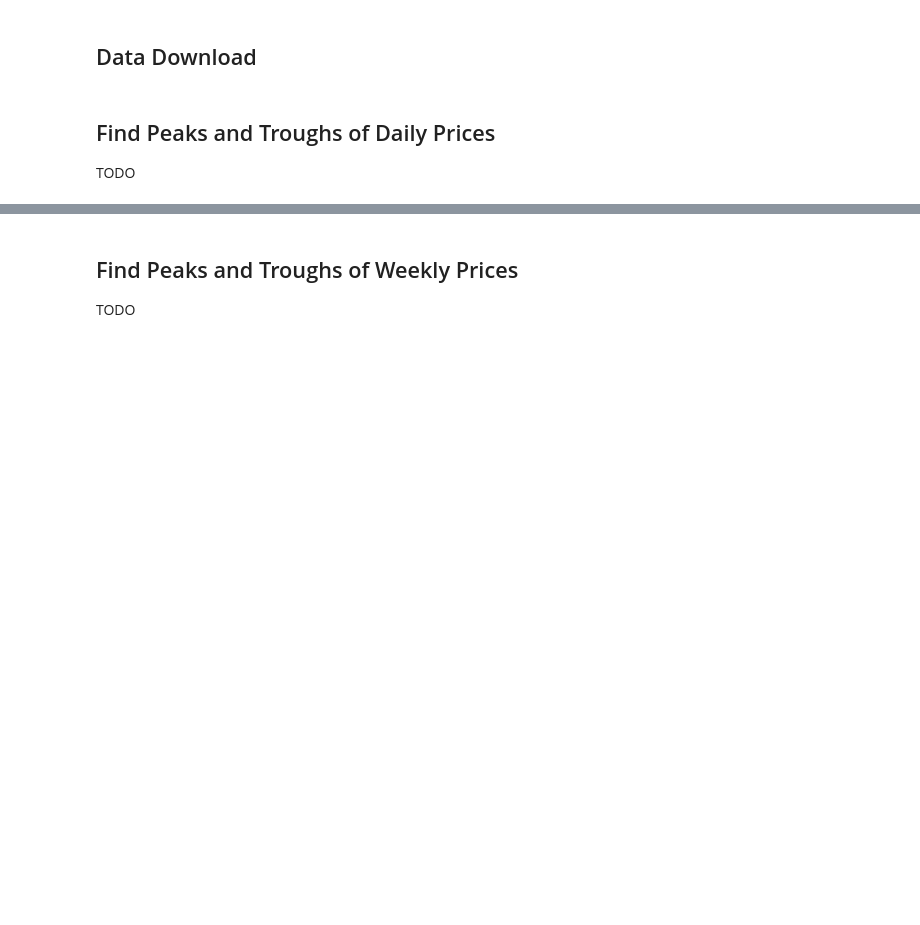
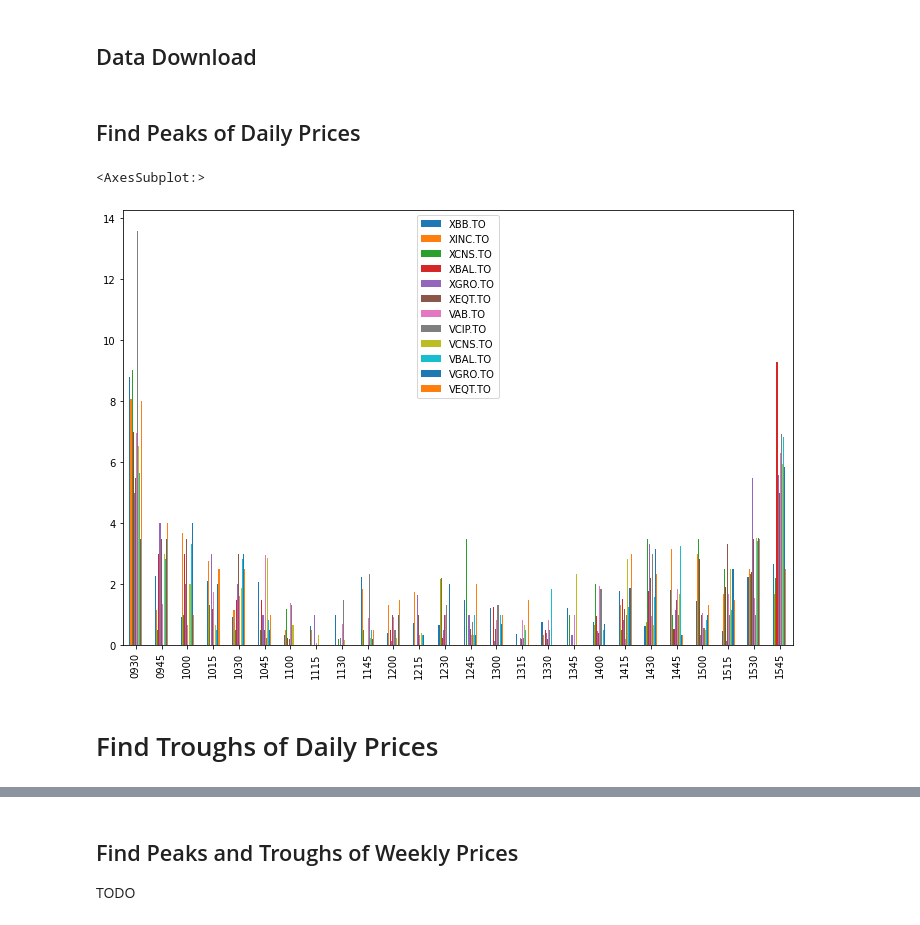
Before and after one commit to alexanderhale/couchpotatotiming, a Jupyter notebook: data/gather_data.ipynb, the cells around one changed output, grey strips where cells are left out. Cells and saved outputs as stored; diff of their text form; code cells hidden in the pictures; blank space fills up the shorter version.

```diff
--- a/data/gather_data.ipynb
+++ b/data/gather_data.ipynb
@@ -55,9 +94,35 @@ def extract_time(string_timestamp):
     if ":" == string_timestamp[-3:-2]:
         string_timestamp = string_timestamp[:-3] + string_timestamp[-2:]
     timestamp = datetime.strptime(string_timestamp, "%Y-%m-%d %H:%M:%S%z")
-    return pd.Series((timestamp, timestamp.strftime('%H%M'), timestamp.strftime('%w')))
+    return pd.Series((timestamp, timestamp.strftime('%Y'), timestamp.strftime("%Y-%m-%d"), timestamp.strftime('%U'), timestamp.strftime('%H%M'), timestamp.strftime('%w')))
 
-full_ticker_df[['Datetime', 'time_of_day', 'day_of_week']] = full_ticker_df["Datetime"].apply(lambda timestamp: extract_time(timestamp))
+full_ticker_df[['Datetime', 'unique_year', 'unique_day', 'week_of_year', 'time_of_day', 'day_of_week']] = full_ticker_df["Datetime"].apply(lambda timestamp: extract_time(timestamp))
 # %% [markdown]
-## Find Peaks and Troughs of Daily Prices
-TODO
+## Find Peaks of Daily Prices
+# %%
+peak_daily_values = full_ticker_df.groupby(['unique_day']).max()
+
+peak_daily_values_df = full_ticker_df.copy()
+peak_daily_values_df[tickers_list] = np.nan
+
+for unique_day, row in peak_daily_values.iterrows():
+    for ticker in tickers_list:
+        # find the locations of the max values in the original dataframe
+        peak_indices = full_ticker_df[(full_ticker_df['unique_day'] == unique_day) & (full_ticker_df[ticker] == row[ticker])].index
+
+        # place a value in the indices where peak values occurred
+        for peak_index in peak_indices:
+            peak_daily_values_df.at[peak_index, ticker] = 1 / len(peak_indices) if len(peak_indices) else np.nan
+# %%
+peak_time_df = pd.DataFrame(index=peak_daily_values_df['time_of_day'].unique(), columns=tickers_list)
+
+for time in peak_time_df.index:
+    for ticker in tickers_list:
+        peak_time_df.at[time, ticker] = peak_daily_values_df[peak_daily_values_df['time_of_day'] == time][ticker].sum()
+# %%
+peak_time_df.plot.bar(figsize=(12, 8))
+# %% [output]
+<AxesSubplot:>
+[figure, added]
+# %% [markdown]
+# Find Troughs of Daily Prices
```
Also changed, not shown: parts of 9 cells of this notebook, 2 other files.
